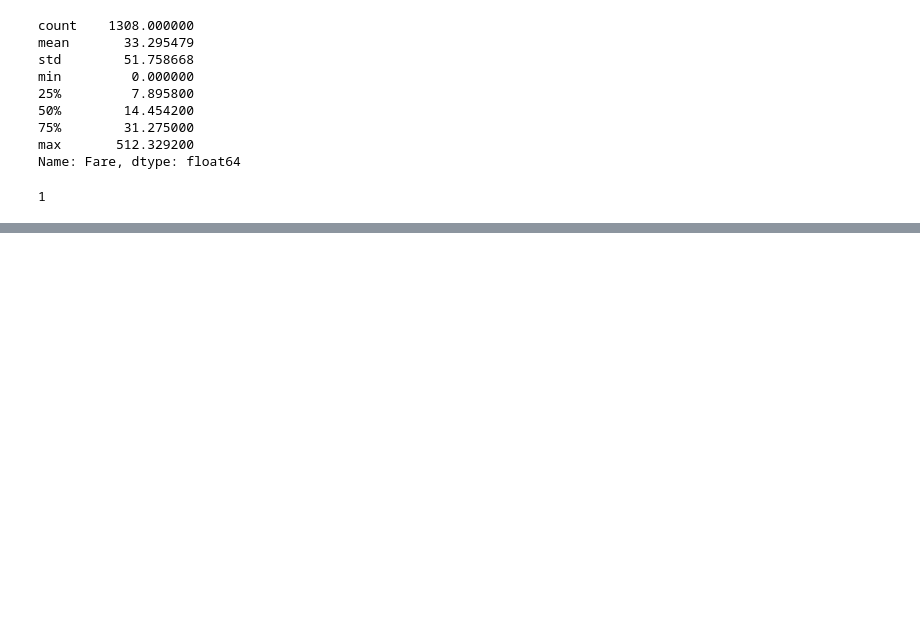
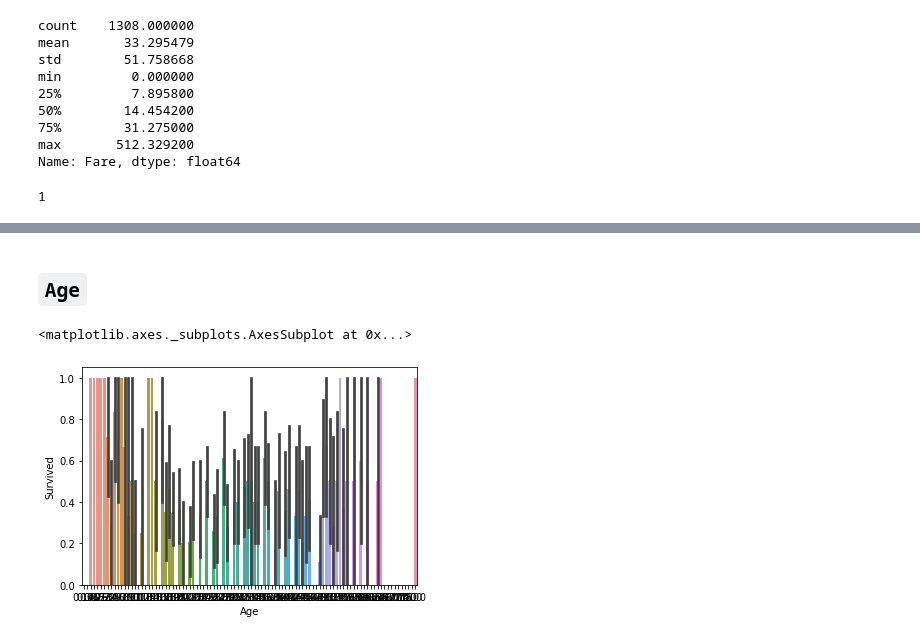
Before and after one commit to rdelaplaza/NEOLAND-DS2020-datalabs, a Jupyter notebook: 02-python-201/labs/titanic-challenge/01_EDA_titanic_parte1.ipynb, the cells around one changed output, grey strips where cells are left out. Cells and saved outputs as stored; diff of their text form; code cells hidden in the pictures; blank space fills up the shorter version.

```diff
--- a/02-python-201/labs/titanic-challenge/01_EDA_titanic_parte1.ipynb
+++ b/02-python-201/labs/titanic-challenge/01_EDA_titanic_parte1.ipynb
@@ -713,0 +899,4 @@ sns.distplot(titanic_list['Fare'] , fit = norm)
+# %%
+# Convertimos a variable categorica
+listaTitle = ['Lady', 'Countess', 'Capt', 'Col', 'Don', 'Dr', 'Major', 'Rev', 'Sir', 'Jonkheer','Dona']
+titanic_list["TitleName"] = titanic_list["TitleName"].replace(listaTitle, 'Rare')
@@ -713,0 +931,7 @@ sns.distplot(titanic_list['Fare'] , fit = norm)
+# %% [markdown]
+## `Age`
+# %%
+sns.barplot(x='Age', y='Survived', data=titanic_list)
+# %% [output]
+<matplotlib.axes._subplots.AxesSubplot at 0x...>
+[figure, added]
```
Also changed, not shown: parts of 51 cells of this notebook, 3 other files.
